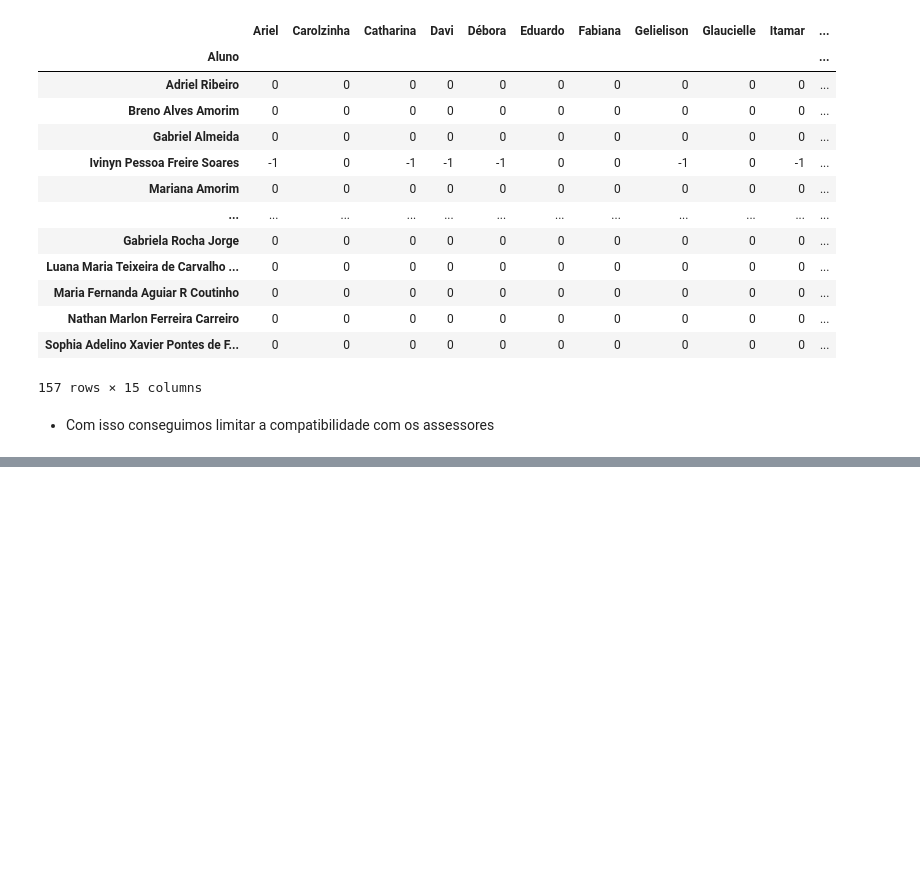
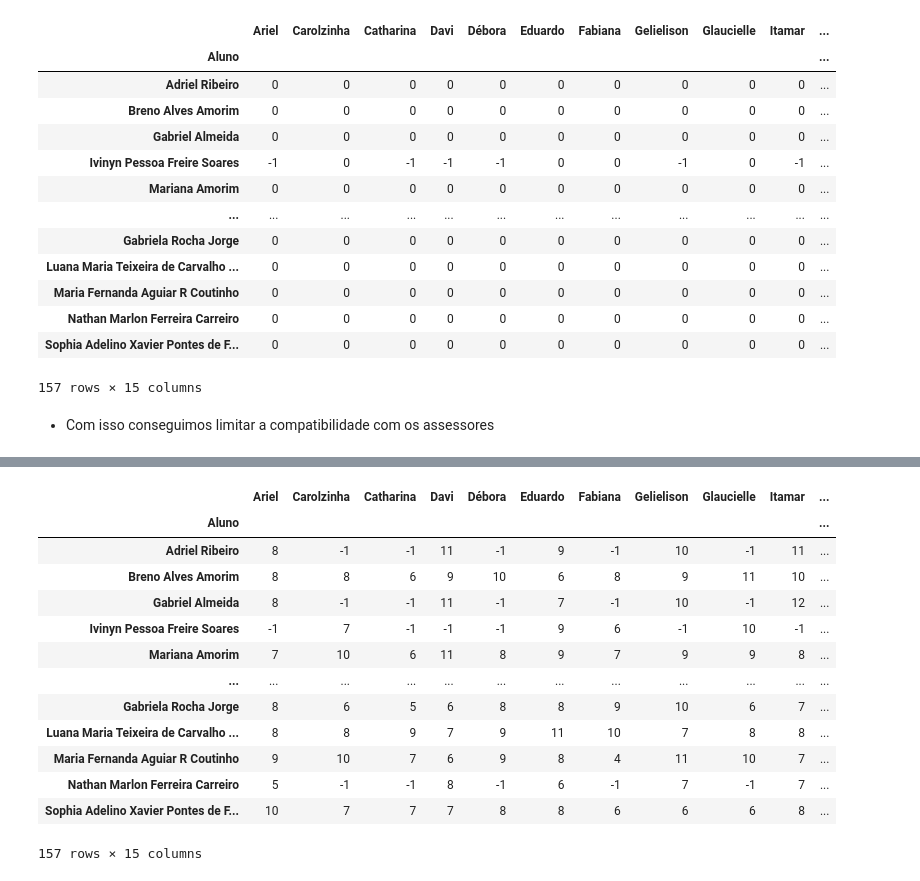
Before and after one commit to ItamarRocha/Operations-Research, a Jupyter notebook: algos/medway/Data preprocessing.ipynb, the cells around one changed output, grey strips where cells are left out. Cells and saved outputs as stored; diff of their text form; code cells hidden in the pictures; blank space fills up the shorter version.

```diff
--- a/algos/medway/Data preprocessing.ipynb
+++ b/algos/medway/Data preprocessing.ipynb
@@ -517,0 +759,39 @@ compatibility_matrix
+# %%
+def compute_compability(list_of_proportional, compatibility_matrix, df_assessores, df_students_answered):
+    """
+        args:
+            list_of_proportional -> list with the columns that the function must act in
+
+        return:
+            compatibility matrix
+    """
+    for column in list_of_proportional:
+        for advisor in df_assessores[0]:
+            advisor_variable = df_assessores.loc[advisor][column]
+            for student in df_students_answered.Aluno:
+                if compatibility_matrix[advisor][student] == -1:
+                    continue
+
+                student_variable = df_students_answered.loc[student][column]
+                #print(advisor, student, student_school, advisor_school)
+                if advisor_variable == student_variable:
+                    compatibility_matrix[advisor][student] += 1
+    return compatibility_matrix
+# %%
+proportion_list = [4,5,8,9,10,12,13,14,15,17,19,24,25,27,28,31]
+compute_compability(proportion_list, compatibility_matrix, df_assessores, df_students_answered)
+# %% [output]
+|  | Ariel | Carolzinha | Catharina | Davi | Débora | Eduardo | Fabiana | Gelielison | Glaucielle | Itamar | ... |
+| Aluno |  |  |  |  |  |  |  |  |  |  | ... |
+| Adriel Ribeiro | 8 | -1 | -1 | 11 | -1 | 9 | -1 | 10 | -1 | 11 | ... |
+| Breno Alves Amorim | 8 | 8 | 6 | 9 | 10 | 6 | 8 | 9 | 11 | 10 | ... |
+| Gabriel Almeida | 8 | -1 | -1 | 11 | -1 | 7 | -1 | 10 | -1 | 12 | ... |
+| Ivinyn Pessoa Freire Soares | -1 | 7 | -1 | -1 | -1 | 9 | 6 | -1 | 10 | -1 | ... |
+| Mariana Amorim | 7 | 10 | 6 | 11 | 8 | 9 | 7 | 9 | 9 | 8 | ... |
+| ... | ... | ... | ... | ... | ... | ... | ... | ... | ... | ... | ... |
+| Gabriela Rocha Jorge | 8 | 6 | 5 | 6 | 8 | 8 | 9 | 10 | 6 | 7 | ... |
+| Luana Maria Teixeira de Carvalho ... | 8 | 8 | 9 | 7 | 9 | 11 | 10 | 7 | 8 | 8 | ... |
+| Maria Fernanda Aguiar R Coutinho | 9 | 10 | 7 | 6 | 9 | 8 | 4 | 11 | 10 | 7 | ... |
+| Nathan Marlon Ferreira Carreiro | 5 | -1 | -1 | 8 | -1 | 6 | -1 | 7 | -1 | 7 | ... |
+| Sophia Adelino Xavier Pontes de F... | 10 | 7 | 7 | 7 | 8 | 8 | 6 | 6 | 6 | 8 | ... |
+157 rows × 15 columns
```
Also changed, not shown: parts of 33 cells of this notebook, 2 other files.
